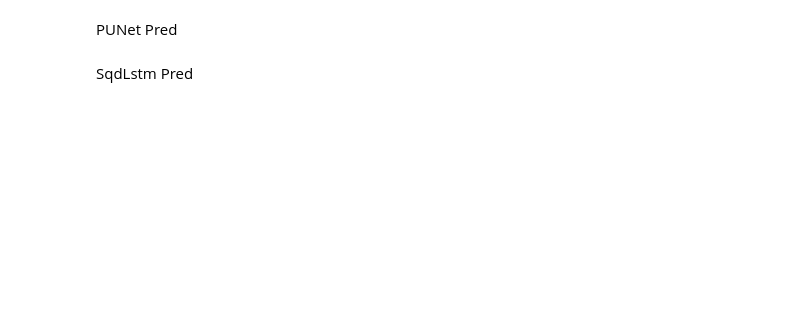
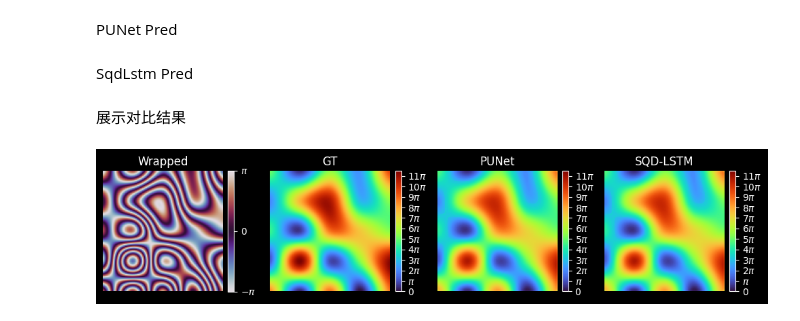
Before and after one commit to stamp-cw/DMForPU, a Jupyter notebook: article/article_plt.ipynb, the cells around one changed output. Saved outputs shown, nothing was run; the diff lists cells and outputs as text; code cells hidden in the pictures; blank space fills up the shorter version.

```diff
--- a/article/article_plt.ipynb
+++ b/article/article_plt.ipynb
@@ -74,3 +104,23 @@ sqd_lstm_pred_batch_path = "data/sqd_lstm/pred_samples_0_1.pt"
 sqd_lstm_pred_batch_pt = torch.load(punet_pred_batch_path)
 # %%
 sqd_lstm_pred = sqd_lstm_pred_batch_pt['pred_unwrapped']
+# %% [markdown]
+展示对比结果
+# %%
+# tensor to numpy 2d
+def _to_numpy_2d(x: torch.Tensor):
+    return x.detach().cpu().squeeze().numpy()
+# def _to_numpy_2d(x: torch.Tensor):
+#     return x.squeeze()
+# %%
+titles = [
+    "Wrapped", "GT", "PUNet",
+    "SQD-LSTM"
+]
+imgs = [
+    wrapped_mat, gt_mat, _to_numpy_2d(punet_pred), _to_numpy_2d(sqd_lstm_pred)
+]
+cmaps = [
+    "twilight", "turbo", "turbo",
+    "turbo"
+]
@@ -76,0 +174,43 @@ sqd_lstm_pred = sqd_lstm_pred_batch_pt['pred_unwrapped']
+# %%
+fig_dpi = 600
+fig_size_raw = 3.5
+fig_size_col = 2.5
+img_path = r"res/res2/figure.pdf"
+raw = 1
+col = 4
+fig, axes = plt.subplots(raw, col, figsize=(fig_size_col * col, fig_size_raw * raw))
+# fig, axes = plt.subplots(raw, col, figsize=(fig_size_raw * col, fig_size_col * raw))
+axes = axes.flatten()
+zip_list = list(zip(axes, imgs, titles, cmaps))
+# wrapped
+color_norm = colors.Normalize(vmin=-np.pi, vmax=np.pi)
+for ax, img, title, cmap in  zip_list[:1]:
+    im = ax.imshow(img, cmap=cmap, norm=color_norm)
+    ax.set_title(title)
+    ax.axis("off")
+    cbar = fig.colorbar(im, ax=ax, fraction=0.046, pad=0.04)
+    cbar.locator = MultipleLocator(np.pi)
+    cbar.formatter = FuncFormatter(pi_formatter)
+    cbar.update_ticks()
+    # cbar.ax.tick_params(labelsize=7)
+    # cbar.outline.set_visible(False)
+# gt, punet, sqd-lstm
+color_norm = colors.Normalize(vmin=0)
+ims = []
+for ax, img, title, cmap in zip_list[1:]:
+    # im = ax.imshow(img, cmap=cmap)
+    im = ax.imshow(img, cmap=cmap, norm=color_norm)
+    ax.set_title(title)
+    ax.axis("off")
+    ims.append(im)
+    cbar = fig.colorbar(im, ax=ax, fraction=0.046, pad=0.04)
+    cbar.locator = MultipleLocator(np.pi)
+    cbar.formatter = FuncFormatter(pi_formatter)
+    cbar.update_ticks()
+    # cbar.ax.tick_params(labelsize=7)
+    # cbar.outline.set_visible(False)
+fig.tight_layout()
+fig.savefig(img_path, dpi=fig_dpi, bbox_inches="tight")
+plt.show(fig)
+# %% [output]
+[figure, added]
```
Also changed, not shown: parts of 5 cells of this notebook, 2 other files.
